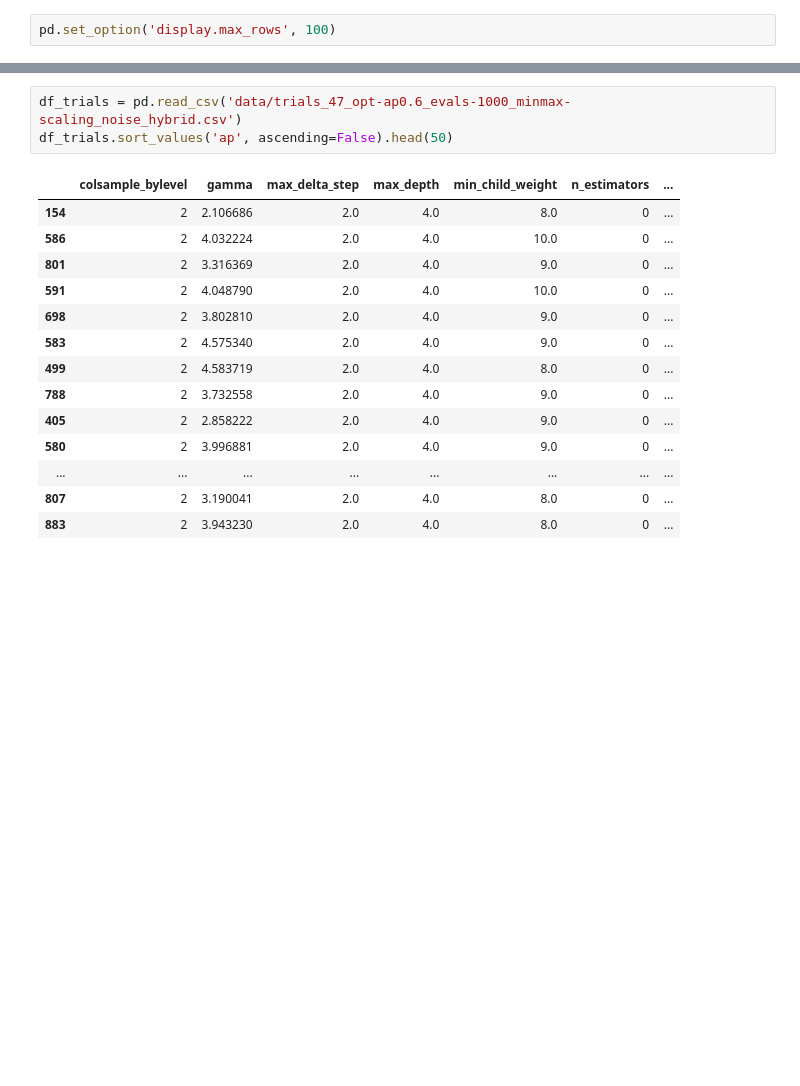
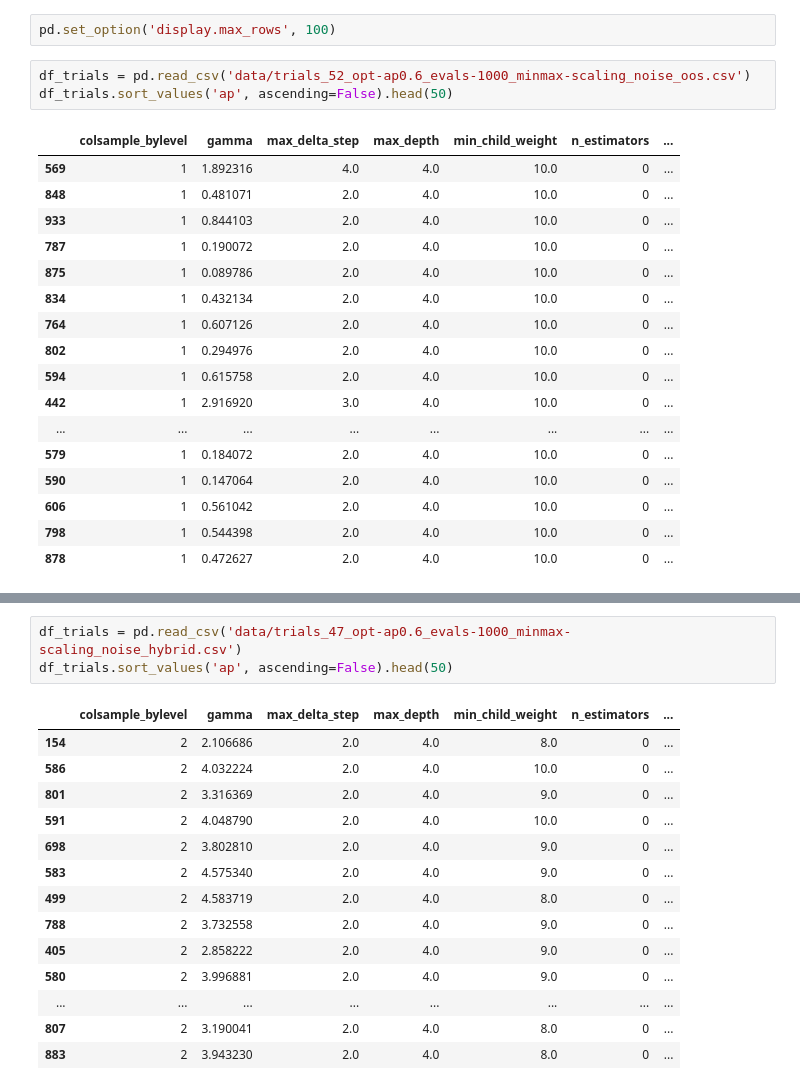
Before and after one commit to DomStan/stonk-rank, a Jupyter notebook: stonks_notebook.ipynb, the cells around one changed output, grey strips where cells are left out. Drawn from its saved outputs; the diff is of its cells as text; blank space fills up the shorter version.

```diff
--- a/stonks_notebook.ipynb
+++ b/stonks_notebook.ipynb
@@ -435,4 +464,25 @@ array([0.12706983, 0.13587943, 0.14899054, 0.45897767, 0.12908258],
       dtype=float32)
 # %%
 pd.set_option('display.max_rows', 100)
+# %%
+df_trials = pd.read_csv('data/trials_52_opt-ap0.6_evals-1000_minmax-scaling_noise_oos.csv')
+df_trials.sort_values('ap', ascending=False).head(50)
+# %% [output]
+|  | colsample_bylevel | gamma | max_delta_step | max_depth | min_child_weight | n_estimators | ... |
+| 569 | 1 | 1.892316 | 4.0 | 4.0 | 10.0 | 0 | ... |
+| 848 | 1 | 0.481071 | 2.0 | 4.0 | 10.0 | 0 | ... |
+| 933 | 1 | 0.844103 | 2.0 | 4.0 | 10.0 | 0 | ... |
+| 787 | 1 | 0.190072 | 2.0 | 4.0 | 10.0 | 0 | ... |
+| 875 | 1 | 0.089786 | 2.0 | 4.0 | 10.0 | 0 | ... |
+| 834 | 1 | 0.432134 | 2.0 | 4.0 | 10.0 | 0 | ... |
+| 764 | 1 | 0.607126 | 2.0 | 4.0 | 10.0 | 0 | ... |
+| 802 | 1 | 0.294976 | 2.0 | 4.0 | 10.0 | 0 | ... |
+| 594 | 1 | 0.615758 | 2.0 | 4.0 | 10.0 | 0 | ... |
+| 442 | 1 | 2.916920 | 3.0 | 4.0 | 10.0 | 0 | ... |
+| ... | ... | ... | ... | ... | ... | ... | ... |
+| 579 | 1 | 0.184072 | 2.0 | 4.0 | 10.0 | 0 | ... |
+| 590 | 1 | 0.147064 | 2.0 | 4.0 | 10.0 | 0 | ... |
+| 606 | 1 | 0.561042 | 2.0 | 4.0 | 10.0 | 0 | ... |
+| 798 | 1 | 0.544398 | 2.0 | 4.0 | 10.0 | 0 | ... |
+| 878 | 1 | 0.472627 | 2.0 | 4.0 | 10.0 | 0 | ... |
 # %%
```
Also changed, not shown: parts of 19 cells of this notebook, 5 other files.
